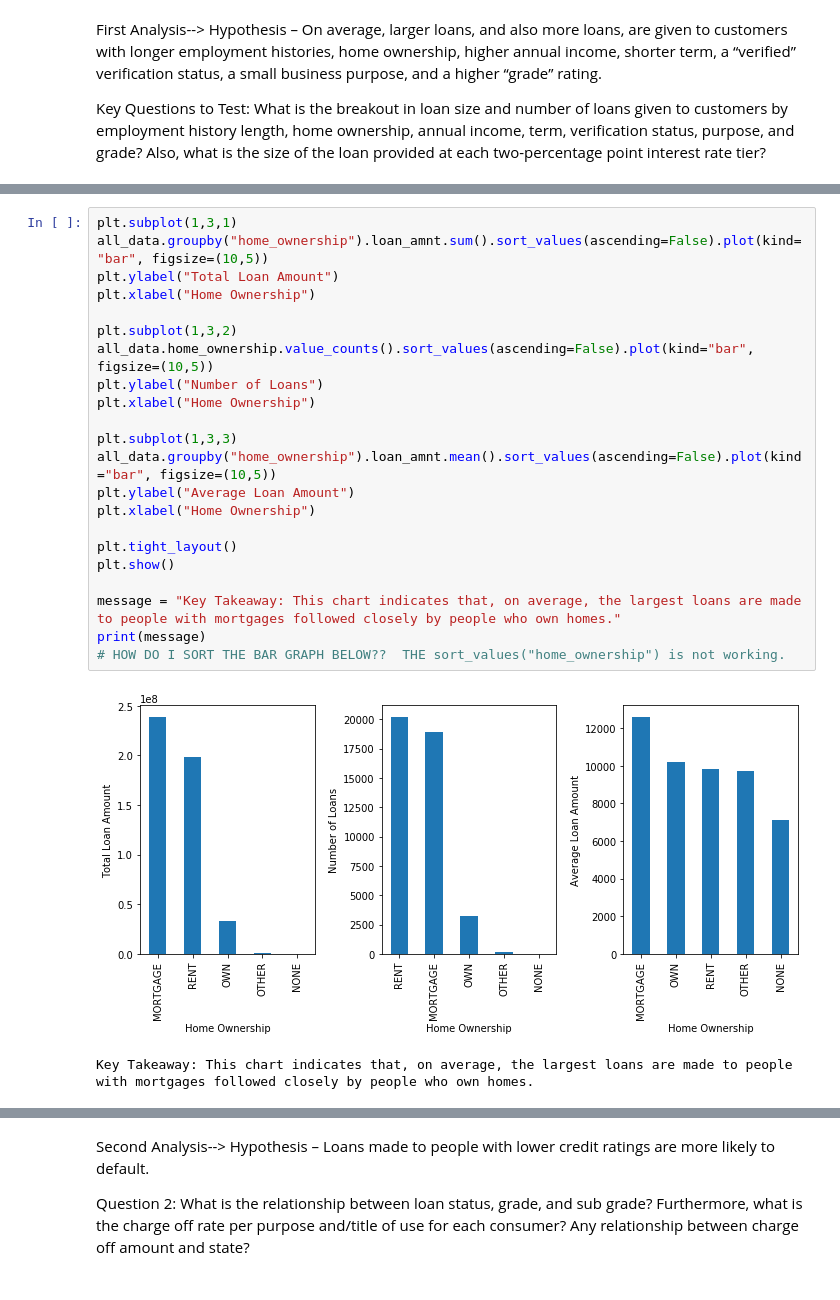
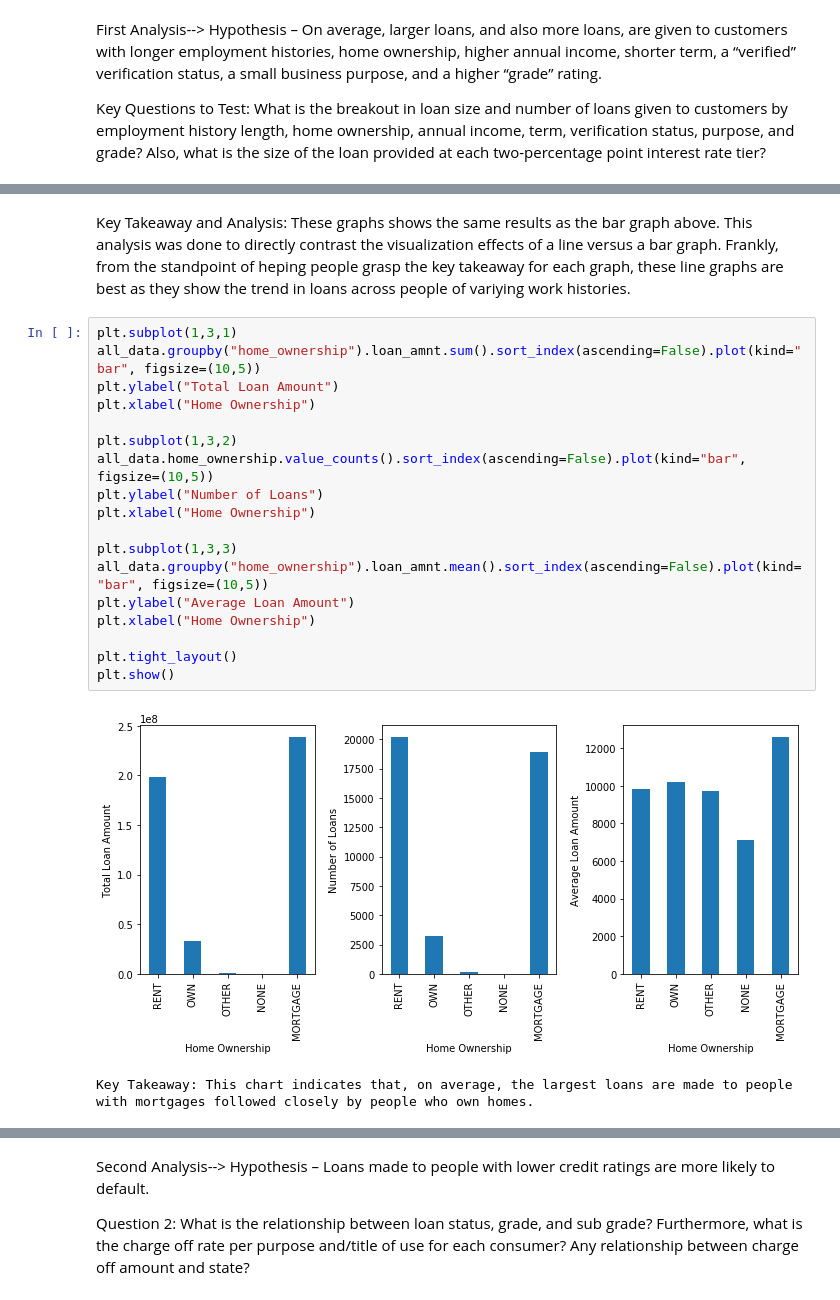
Before and after one commit to jrobie8385/Thinkful-Drills-v2, a Jupyter notebook: capstone_project_v4.ipynb, the cells around one changed output, grey strips where cells are left out. Drawn from its saved outputs; the diff is of its cells as text.

```diff
--- a/capstone_project_v4.ipynb
+++ b/capstone_project_v4.ipynb
@@ -62,25 +65,24 @@ SyntaxError: invalid syntax (<ipython-input-14-bd9389c31a9d>, line 2)
+# %% [markdown]
+Key Takeaway and Analysis:
+These graphs shows the same results as the bar graph above.  This analysis was done to directly contrast the visualization effects of a line versus a bar graph.  Frankly, from the standpoint of heping people grasp the key takeaway for each graph, these line graphs are best as they show the trend in loans across people of variying work histories.
 # %%
 plt.subplot(1,3,1)
-all_data.groupby("home_ownership").loan_amnt.sum().sort_values(ascending=False).plot(kind="bar", figsize=(10,5))
+all_data.groupby("home_ownership").loan_amnt.sum().sort_index(ascending=False).plot(kind="bar", figsize=(10,5))
 plt.ylabel("Total Loan Amount")
 plt.xlabel("Home Ownership")
 
 plt.subplot(1,3,2)
-all_data.home_ownership.value_counts().sort_values(ascending=False).plot(kind="bar", figsize=(10,5))
+all_data.home_ownership.value_counts().sort_index(ascending=False).plot(kind="bar", figsize=(10,5))
 plt.ylabel("Number of Loans")
 plt.xlabel("Home Ownership")
 
 plt.subplot(1,3,3)
-all_data.groupby("home_ownership").loan_amnt.mean().sort_values(ascending=False).plot(kind="bar", figsize=(10,5))
+all_data.groupby("home_ownership").loan_amnt.mean().sort_index(ascending=False).plot(kind="bar", figsize=(10,5))
 plt.ylabel("Average Loan Amount")
 plt.xlabel("Home Ownership")
 
 plt.tight_layout()
 plt.show()
-
-message = "Key Takeaway: This chart indicates that, on average, the largest loans are made to people with mortgages followed closely by people who own homes."
-print(message)
-# HOW DO I SORT THE BAR GRAPH BELOW??  THE sort_values("home_ownership") is not working.
 # %% [output]
-[figure, old version]
+[figure, new version]
 Key Takeaway: This chart indicates that, on average, the largest loans are made to people with mortgages followed closely by people who own homes.
```
Also changed, not shown: parts of 34 cells of this notebook.
